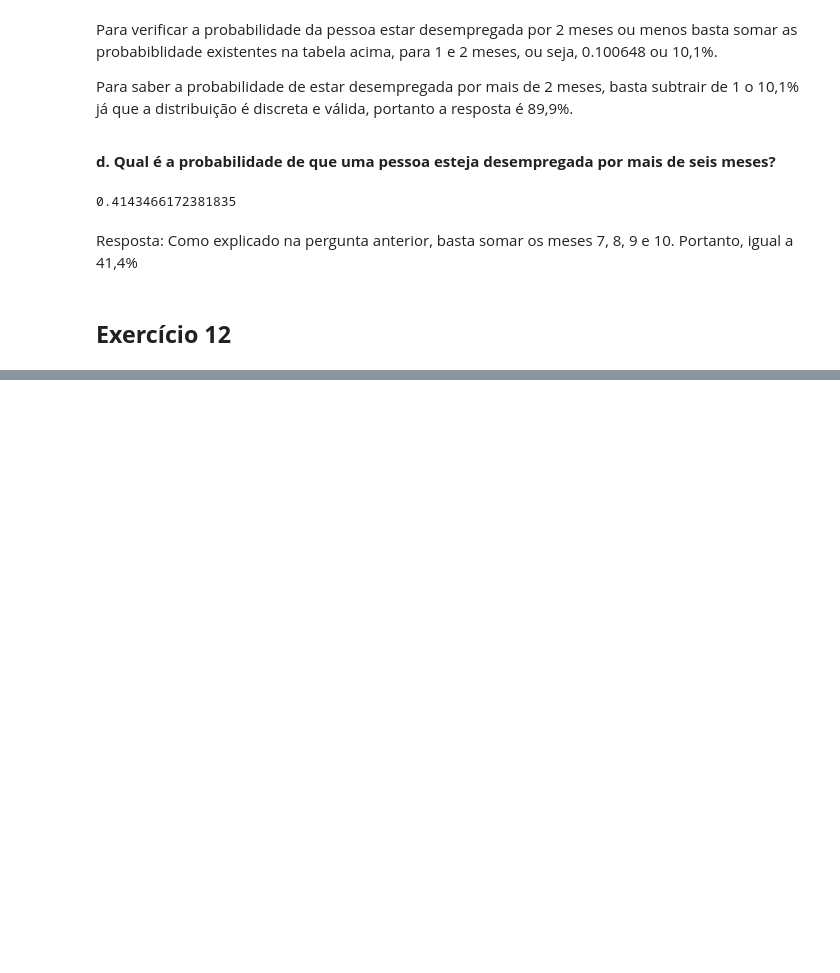
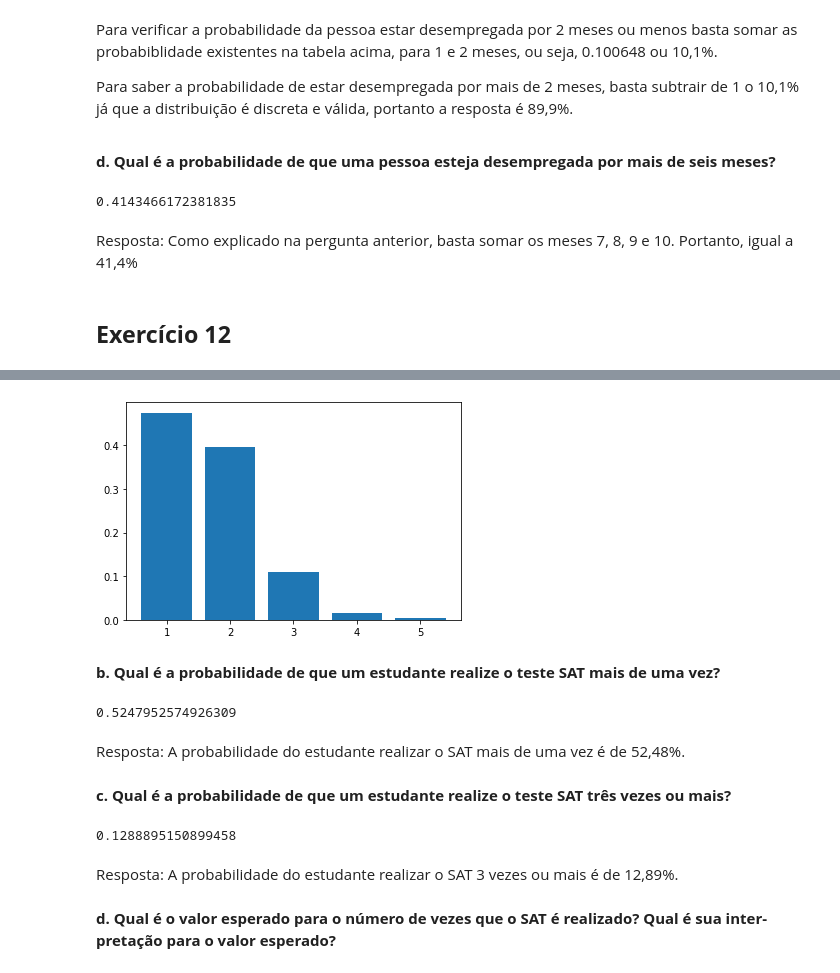
Before and after one commit to whaner/EAD5844, a Jupyter notebook: Exercícios/Ex_Aula_5_Whaner_Endo.ipynb, the cells around one changed output, grey strips where cells are left out. Cells and saved outputs as stored; diff of their text form; code cells hidden in the pictures; blank space fills up the shorter version.

```diff
--- a/Exercícios/Ex_Aula_5_Whaner_Endo.ipynb
+++ b/Exercícios/Ex_Aula_5_Whaner_Endo.ipynb
@@ -93,0 +172,5 @@ Resposta: Como explicado na pergunta anterior, basta somar os meses 7, 8, 9 e 10
+# %%
+dadosex17 = {"Número de Vezes": [1,2,3,4,5],
+             "NoEstudantes": [721769, 601325, 166736, 22299, 6730]}
+# %%
+df17 = pd.DataFrame(dadosex17)
@@ -93,0 +188,4 @@ Resposta: Como explicado na pergunta anterior, basta somar os meses 7, 8, 9 e 10
+# %%
+# Calcula o valor de f(x)
+for ind, row in df17.iterrows():
+  df17.loc[ind,"f(x)"] = row['NoEstudantes'] / df17['NoEstudantes'].sum()
@@ -93,0 +201,25 @@ Resposta: Como explicado na pergunta anterior, basta somar os meses 7, 8, 9 e 10
+# %%
+y_axis = df17['f(x)']
+x_axis = df17['Número de Vezes']
+plt.bar(x_axis, y_axis)
+plt.show()
+# %% [output]
+[figure, added]
+# %% [markdown]
+**b.	Qual é a probabilidade de que um estudante realize o teste SAT mais de uma vez?**
+# %%
+df17['f(x)'].iloc[1:].sum()
+# %% [output]
+0.5247952574926309
+# %% [markdown]
+Resposta: A probabilidade do estudante realizar o SAT mais de uma vez é de 52,48%.
+# %% [markdown]
+**c.	Qual é a probabilidade de que um estudante realize o teste SAT três vezes ou mais?**
+# %%
+df17['f(x)'].iloc[2:].sum()
+# %% [output]
+0.1288895150899458
+# %% [markdown]
+Resposta: A probabilidade do estudante realizar o SAT 3 vezes ou mais é de 12,89%.
+# %% [markdown]
+**d.	Qual é o valor esperado para o número de vezes que o SAT é realizado? Qual é sua inter­pretação para o valor esperado?**
```
Also changed, not shown: parts of 54 cells of this notebook.
